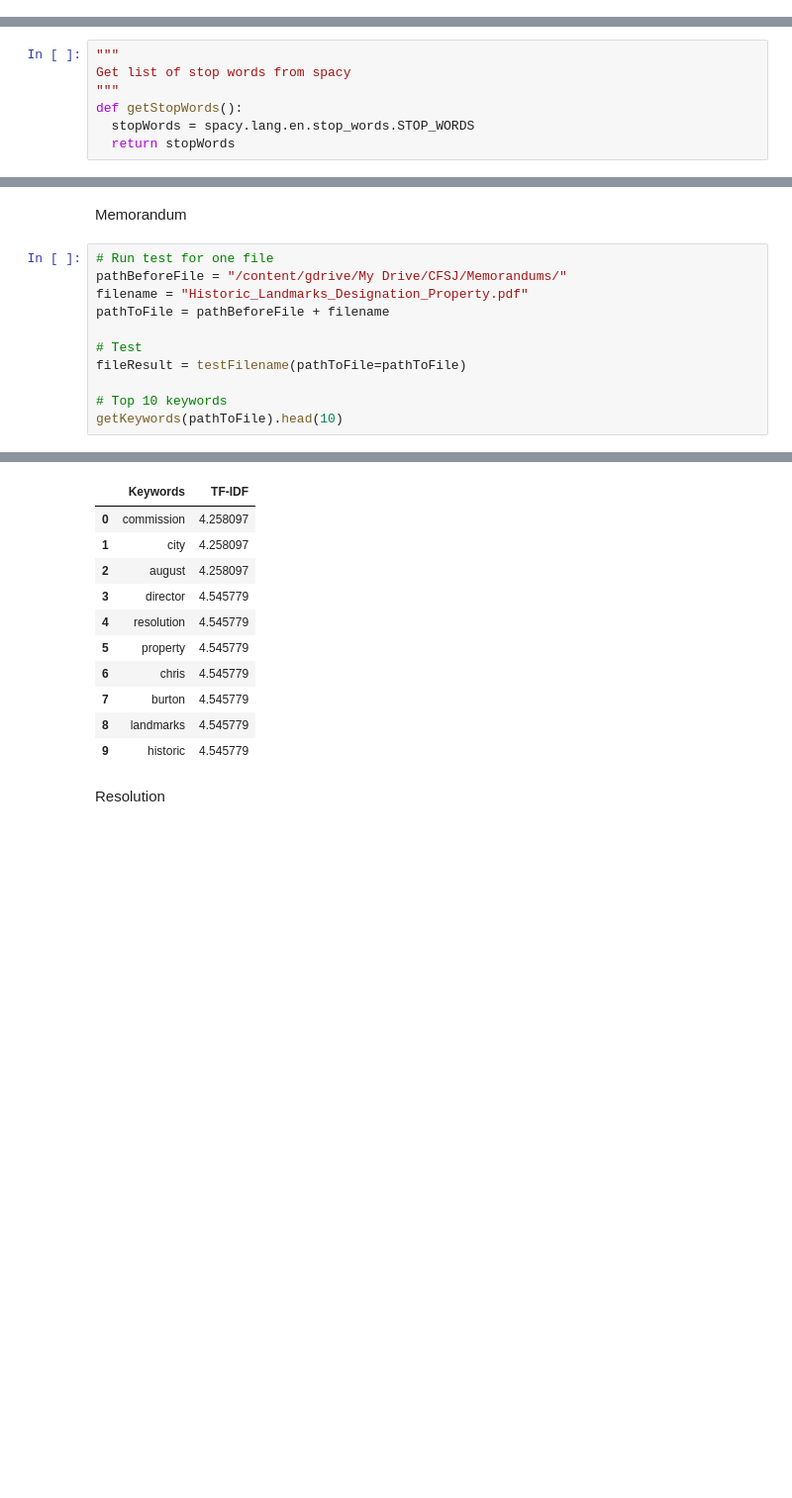
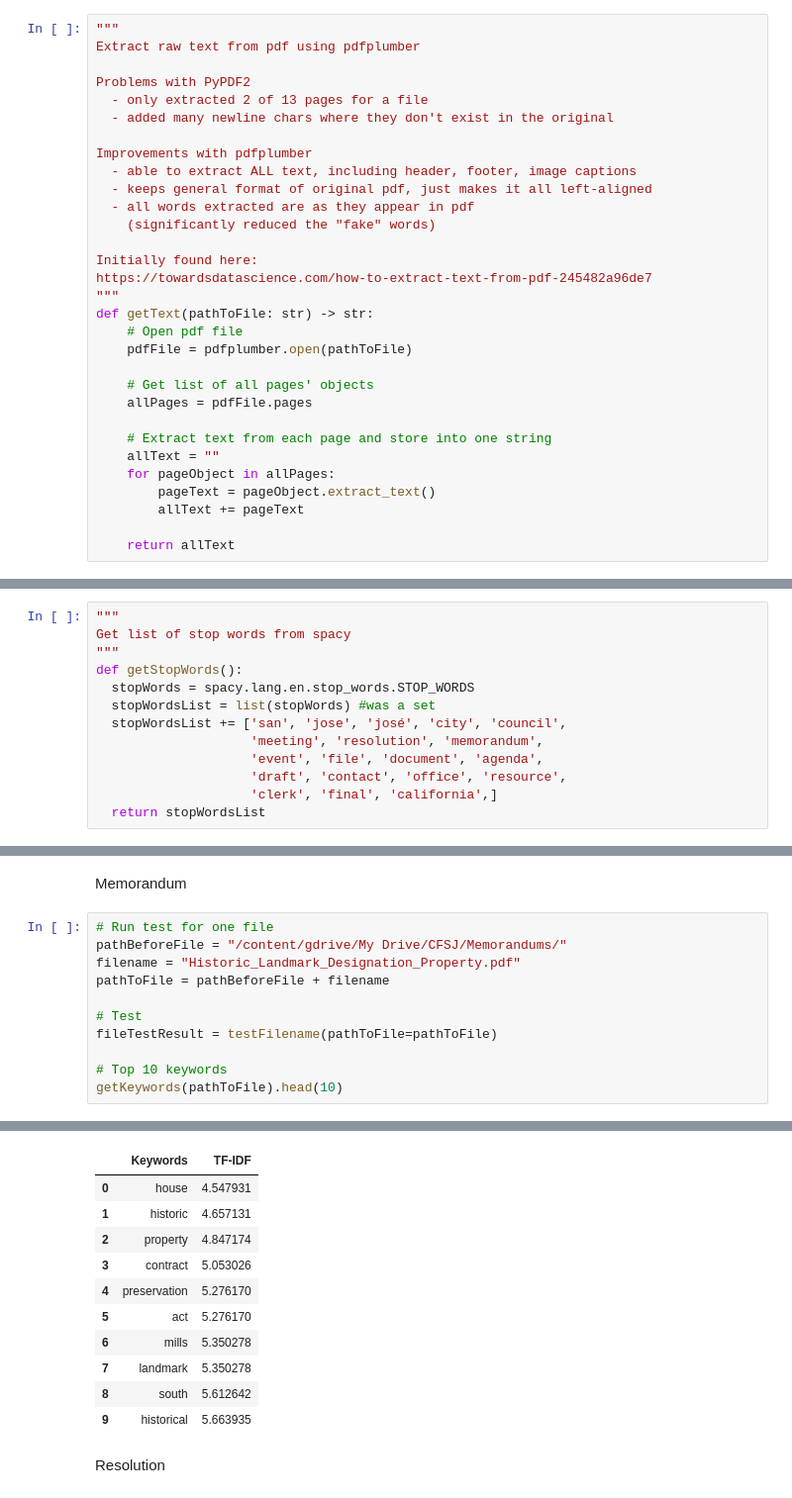
Before and after one commit to codeforsanjose/city-agenda-scraper, a Jupyter notebook: Text_analysis/KeywordExtraction_spaCy.ipynb, the cells around one changed output, grey strips where cells are left out. Shown at 99% size. Saved outputs shown, nothing was run; the diff lists cells and outputs as text; blank space fills up the shorter version.

Commit message:
Upload text files and keyword csv files

```diff
--- a/Text_analysis/KeywordExtraction_spaCy.ipynb
+++ b/Text_analysis/KeywordExtraction_spaCy.ipynb
@@ -82,6 +99,37 @@ def getText(pathToFile: str) -> str:
       text += page_text
 
     return text
+# %%
+"""
+Extract raw text from pdf using pdfplumber
+
+Problems with PyPDF2
+  - only extracted 2 of 13 pages for a file
+  - added many newline chars where they don't exist in the original
+
+Improvements with pdfplumber
+  - able to extract ALL text, including header, footer, image captions
+  - keeps general format of original pdf, just makes it all left-aligned
+  - all words extracted are as they appear in pdf
+    (significantly reduced the "fake" words)
+
+Initially found here:
+https://towardsdatascience.com/how-to-extract-text-from-pdf-245482a96de7
+"""
+def getText(pathToFile: str) -> str:
+    # Open pdf file
+    pdfFile = pdfplumber.open(pathToFile)
+
+    # Get list of all pages' objects
+    allPages = pdfFile.pages
+
+    # Extract text from each page and store into one string
+    allText = ""
+    for pageObject in allPages:
+        pageText = pageObject.extract_text()
+        allText += pageText
+
+    return allText
 # %%
 """
 Get text from pdf as a spacy doc object using spacypdfreader
@@ -105,7 +153,13 @@ Get list of stop words from spacy
 """
 def getStopWords():
   stopWords = spacy.lang.en.stop_words.STOP_WORDS
-  return stopWords
+  stopWordsList = list(stopWords) #was a set
+  stopWordsList += ['san', 'jose', 'josé', 'city', 'council',
+                    'meeting', 'resolution', 'memorandum',
+                    'event', 'file', 'document', 'agenda',
+                    'draft', 'contact', 'office', 'resource',
+                    'clerk', 'final', 'california',]
+  return stopWordsList
 # %%
 """
 Create spacy Language object to parse English text
@@ -262,27 +364,27 @@ Memorandum
 # %%
 # Run test for one file
 pathBeforeFile = "/content/gdrive/My Drive/CFSJ/Memorandums/"
-filename = "Historic_Landmarks_Designation_Property.pdf"
+filename = "Historic_Landmark_Designation_Property.pdf"
 pathToFile = pathBeforeFile + filename
 
 # Test
-fileResult = testFilename(pathToFile=pathToFile)
+fileTestResult = testFilename(pathToFile=pathToFile)
 
 # Top 10 keywords
 getKeywords(pathToFile).head(10)
 # %% [output]
 75.0% of keywords were found.
 |  | Keywords | TF-IDF |
-| 0 | commission | 4.258097 |
-| 1 | city | 4.258097 |
-| 2 | august | 4.258097 |
-| 3 | director | 4.545779 |
-| 4 | resolution | 4.545779 |
-| 5 | property | 4.545779 |
-| 6 | chris | 4.545779 |
-| 7 | burton | 4.545779 |
-| 8 | landmarks | 4.545779 |
-| 9 | historic | 4.545779 |
+| 0 | house | 4.547931 |
+| 1 | historic | 4.657131 |
+| 2 | property | 4.847174 |
+| 3 | contract | 5.053026 |
+| 4 | preservation | 5.276170 |
+| 5 | act | 5.276170 |
+| 6 | mills | 5.350278 |
+| 7 | landmark | 5.350278 |
+| 8 | south | 5.612642 |
+| 9 | historical | 5.663935 |
 # %% [markdown]
 Resolution
 # %%
```
Also changed, not shown: parts of 27 cells of this notebook, 1 other file.
